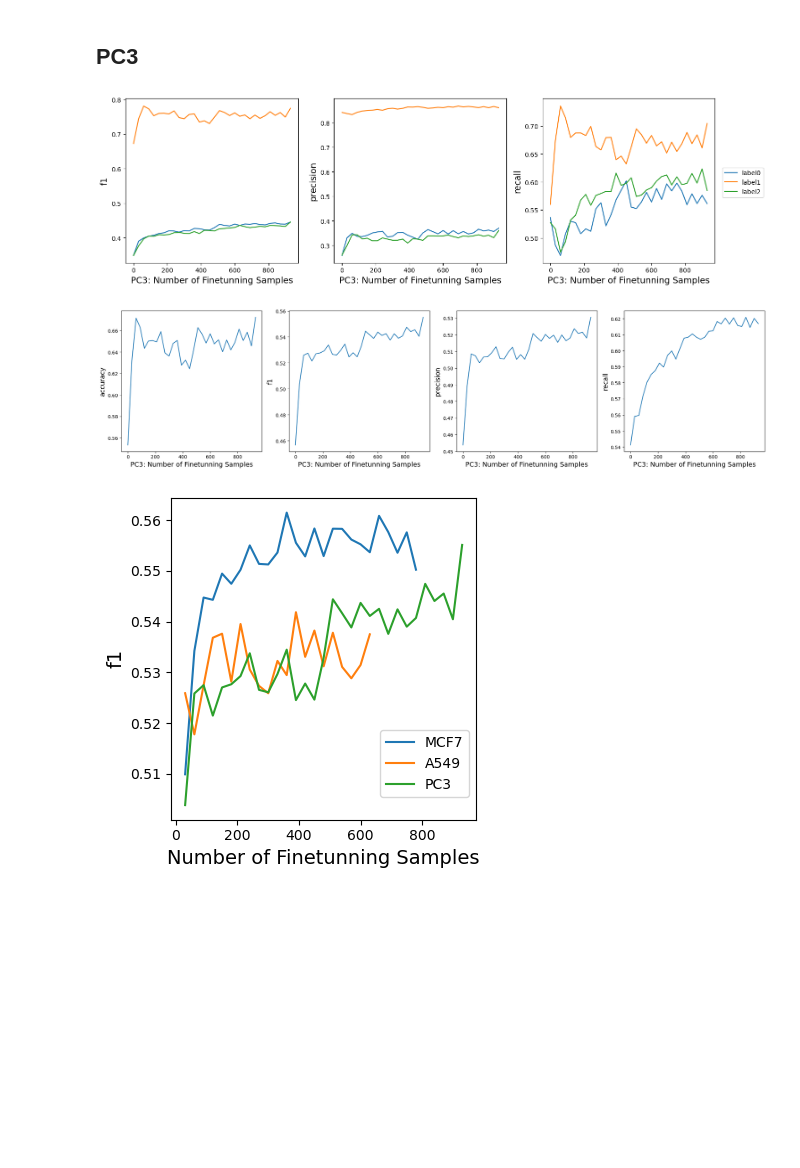
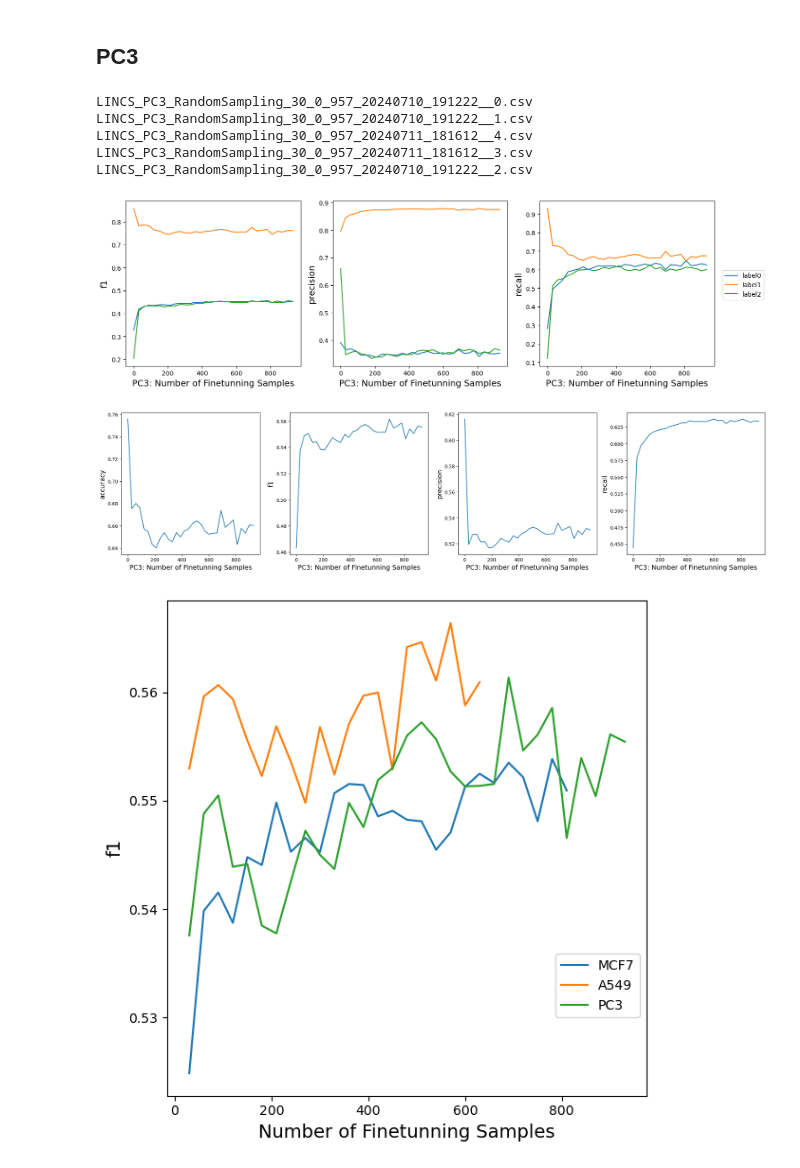
Before and after one commit to dearhannah/AnchorDrug_official, a Jupyter notebook: DataAnalysis/converge_curve.ipynb, the cells around one changed output. Cells and saved outputs as stored; diff of their text form; code cells hidden in the pictures; blank space fills up the shorter version.

```diff
--- a/DataAnalysis/converge_curve.ipynb
+++ b/DataAnalysis/converge_curve.ipynb
@@ -9,9 +9,9 @@ from sklearn.metrics import f1_score, precision_score, recall_score, accuracy_sc
 # %%
 rootdir = '/egr/research-aidd/menghan1/AnchorDrug/ActiveLearning_one_cellline'
 # expname = 'hannewnet_1000_256_64_imbalance_pretrain_balance_all_data'
-# expname = 'balance_batch32_epoch20_all_data'
-expname = 'all_data_batch64_epoch20_balance'
+expname = 'balance_batch32_epoch40_all_data'
+# expname = 'all_data_batch64_epoch20_balance'
 files = [f for f in os.listdir(f'{rootdir}/preds/{expname}') if 'RandomSampling_30' in f]
-files = list(set([f[:-5] for f in files]))
+# files = list(set([f[:-5] for f in files]))
 files
 # %% [output]
@@ -177,15 +211,21 @@ x_a549, f1_a549 = x, np.mean(f1, axis=0)/3
 # %% [markdown]
 ## PC3
 # %%
+cell = 'PC3'
 round_num = 32
 font = 14
+repeat = 5
+
 f1 = np.zeros((3,round_num))
 precision = np.zeros((3,round_num))
 recall = np.zeros((3,round_num))
 accuracy = np.zeros(round_num)
-for n in [0,1,2]:
-    f = [f for f in files if 'PC3' in f]
-    pred_data = f'{rootdir}/preds/{expname}/{f[0]}{n}.csv'
+
+fc = [f for f in files if cell in f]
+
+for f in fc:
+    print(f)
+    pred_data = f'{rootdir}/preds/{expname}/{f}'
     data = pd.read_csv(pred_data).T.to_numpy()
     # print(data.shape)
     # for i in range(1,28):
@@ -197,45 +237,50 @@ for n in [0,1,2]:
 
 fig, ax = plt.subplots(1,3, figsize=(15,4.5))
 x = [x*30 for x in range(round_num)]
-[ax[0].plot(x, f1[i]/3, label=f'label{i}') for i in range(3)]
-[ax[1].plot(x, precision[i]/3, label=f'label{i}') for i in range(3)]
-[ax[2].plot(x, recall[i]/3, label=f'label{i}') for i in range(3)]
+[ax[0].plot(x, f1[i]/repeat, label=f'label{i}') for i in range(3)]
+[ax[1].plot(x, precision[i]/repeat, label=f'label{i}') for i in range(3)]
+[ax[2].plot(x, recall[i]/repeat, label=f'label{i}') for i in range(3)]
 ax[0].set_ylabel('f1', size=font)
 ax[1].set_ylabel('precision', size=font)
 ax[2].set_ylabel('recall', size=font)
-[ax[i].set_xlabel('PC3: Number of Finetunning Samples', size=font) for i in range(3)]
+[ax[i].set_xlabel(f'{cell}: Number of Finetunning Samples', size=font) for i in range(3)]
 plt.legend(bbox_to_anchor=(1.3, 0.6))
 fig.tight_layout()  # otherwise the right y-label is slightly clipped
 plt.show()
 
 fig, ax = plt.subplots(1,4, figsize=(20,5))
-ax[0].plot(x, accuracy/3, label='accuracy')
+ax[0].plot(x, accuracy/repeat, label='accuracy')
 ax[0].set_ylabel('accuracy', size=font)
-ax[1].plot(x, np.mean(f1, axis=0)/3, label='f1')
+ax[1].plot(x, np.mean(f1, axis=0)/repeat, label='f1')
 ax[1].set_ylabel('f1', size=font)
-ax[2].plot(x, np.mean(precision, axis=0)/3, label='precision')
+ax[2].plot(x, np.mean(precision, axis=0)/repeat, label='precision')
 ax[2].set_ylabel('precision', size=font)
-ax[3].plot(x, np.mean(recall, axis=0)/3, label='recall')
+ax[3].plot(x, np.mean(recall, axis=0)/repeat, label='recall')
 ax[3].set_ylabel('recall', size=font)
 
-[ax[i].set_xlabel('PC3: Number of Finetunning Samples', size=font) for i in range(4)]
+[ax[i].set_xlabel(f'{cell}: Number of Finetunning Samples', size=font) for i in range(4)]
 # plt.legend(bbox_to_anchor=(1.0, 0.6))
 fig.tight_layout()  # otherwise the right y-label is slightly clipped
 plt.show()
 
-x_pc3, f1_pc3 = x, np.mean(f1, axis=0)/3
+x_pc3, f1_pc3 = x, np.mean(f1, axis=0)/repeat
 # %% [output]
+LINCS_PC3_RandomSampling_30_0_957_20240710_191222__0.csv
+LINCS_PC3_RandomSampling_30_0_957_20240710_191222__1.csv
+LINCS_PC3_RandomSampling_30_0_957_20240711_181612__4.csv
+LINCS_PC3_RandomSampling_30_0_957_20240711_181612__3.csv
+LINCS_PC3_RandomSampling_30_0_957_20240710_191222__2.csv
-[figure, old version]
+[figure, new version]
-[figure, old version]
+[figure, new version]
 # %%
-fig, ax = plt.subplots(figsize=(4,4))
+fig, ax = plt.subplots(figsize=(6,6))
 ax.plot(x_mcf7[1:], f1_mcf7[1:], label='MCF7')
 ax.plot(x_a549[1:], f1_a549[1:], label='A549')
 ax.plot(x_pc3[1:], f1_pc3[1:], label='PC3')
 ax.set_ylabel('f1', size=font)
 ax.set_xlabel('Number of Finetunning Samples', size=font)
 plt.legend(bbox_to_anchor=(1.0, 0.3))
 fig.tight_layout()  # otherwise the right y-label is slightly clipped
 plt.show()
 # %% [output]
-[figure, old version]
+[figure, new version]
```
Also changed, not shown: parts of 4 cells of this notebook, 2 other files.
